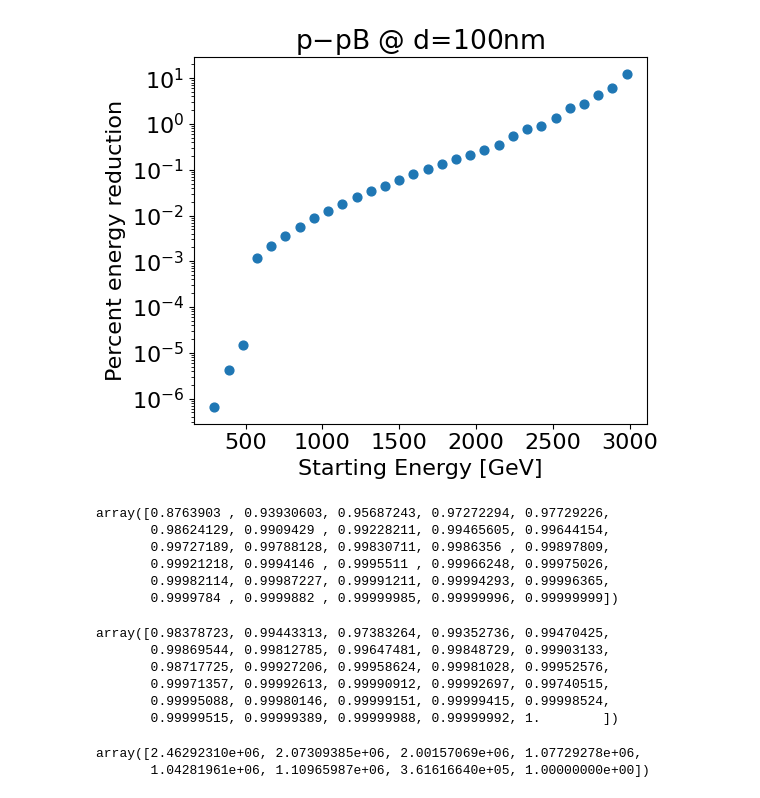
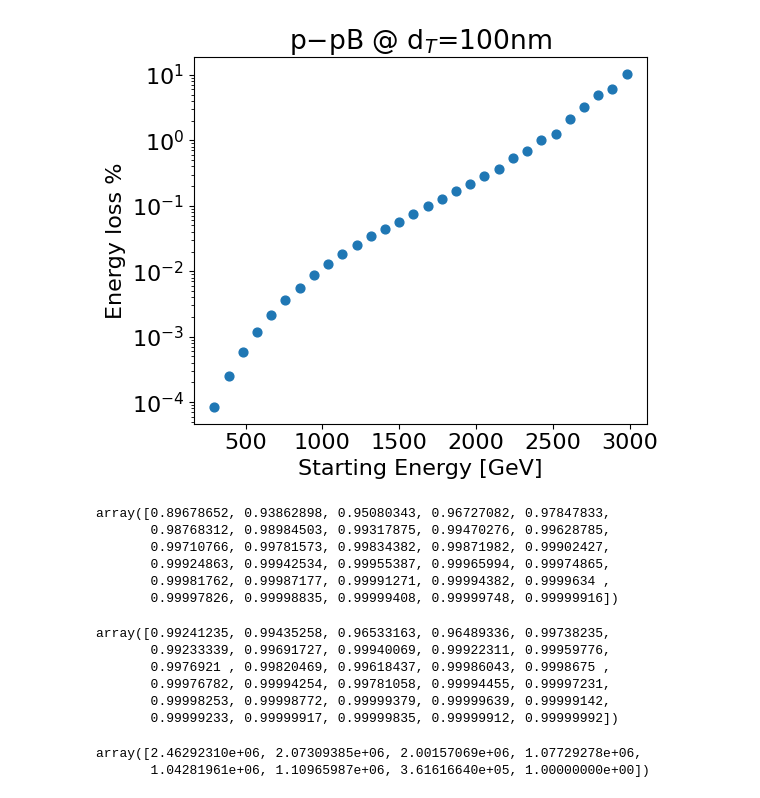
Before and after one commit to benfolsom/LW_integrator, a Jupyter notebook: two_particle_demo_percentplot_loop.ipynb, the cells around one changed output. Cells and saved outputs as stored; diff of their text form; code cells hidden in the pictures.

```diff
--- a/two_particle_demo_percentplot_loop.ipynb
+++ b/two_particle_demo_percentplot_loop.ipynb
@@ -67,7 +67,7 @@ for i in range(0,len(Pz_list)):
         static_steps = 1
         ret_steps = 5500
         #step_size = 1e-7 #+ 2.3e-6 / ( (i+1) / (25) )
-        step_size = 1.8e-8 + (i+1)*3e-9
+        step_size = 1.8e-8 + (i+1)*6.5e-9
         print(step_size)
 
         retarded_traj,retarded_drv_traj = retarded_integrator3(static_steps,ret_steps,step_size,wall_pos,aperture,sim_type,init_rider,init_driver,bunch_dist,cav_spacing,z_cutoff)#just use retarded_intergrator2 for retarded calcs
@@ -180,4 +180,4 @@ vz_mmns = Pz_list/(m_particle_driver*gammas_drv[0]) #NOT mass_kg here
 vz_ms = vz_mmns*1e6
 Pz_kgms  = vz_ms*mass_kg*gammas_drv[0]
 E_J     = Pz_kgms*c_ms
-E_MeV = E_J*6.242E12
+E_MeV_drv = E_J*6.242E12
@@ -184,41 +206,42 @@ E_MeV = E_J*6.242E12
 # %%
 fig = plt.figure(figsize=(6,5))
 ax = fig.add_subplot(1, 1, 1)
 #ax.scatter(zs,delta_e_MeV,s=40)
-ax.scatter(E_MeV/1000,np.abs(fracs_E_driver-1)*100,s=40)
+ax.scatter(E_MeV_drv/1000,np.abs(fracs_E_driver-1)*100,s=40,label="pB")
+#ax.scatter(E_MeV/1000,np.abs(fracs_E_rider-1)*100,s=40,label="p")
 #ax.scatter(zs_drv,np.abs(delta_e_MeV_drv/1000),s=40)  #for log plotting
 #ax.scatter(tees,np.abs(np.multiply(qs_drv,1E-2)),s=40)
-ax.set_ylabel(r"Percent energy reduction")
+ax.set_ylabel(r"Energy loss %")
 ax.set_xlabel(r"Starting Energy [GeV]")
 #ax.axvline(30,color='g',label="wall paosition")
 #plt.xlim(-0.54,0.01)
 #plt.ylim(1E-5,5e3)
 #plt.xscale('log')
 plt.yscale('log')
-plt.title("p$-$pB @ d=100nm")
+plt.title("p$-$pB @ d$_T$=100nm")
 plt.tight_layout()
 #plt.savefig("./6.26_prot_antiprot_10nm.png",dpi=600)
 plt.show()
 # %% [output]
-[figure, old version]
+[figure, new version]
 # %%
 fracs_E_driver
 # %% [output]
-array([0.8763903 , 0.93930603, 0.95687243, 0.97272294, 0.97729226,
-       0.98624129, 0.9909429 , 0.99228211, 0.99465605, 0.99644154,
-       0.99727189, 0.99788128, 0.99830711, 0.9986356 , 0.99897809,
-       0.99921218, 0.9994146 , 0.9995511 , 0.99966248, 0.99975026,
-       0.99982114, 0.99987227, 0.99991211, 0.99994293, 0.99996365,
-       0.9999784 , 0.9999882 , 0.99999985, 0.99999996, 0.99999999])
+array([0.89678652, 0.93862898, 0.95080343, 0.96727082, 0.97847833,
+       0.98768312, 0.98984503, 0.99317875, 0.99470276, 0.99628785,
+       0.99710766, 0.99781573, 0.99834382, 0.99871982, 0.99902427,
+       0.99924863, 0.99942534, 0.99955387, 0.99965994, 0.99974865,
+       0.99981762, 0.99987177, 0.99991271, 0.99994382, 0.9999634 ,
+       0.99997826, 0.99998835, 0.99999408, 0.99999748, 0.99999916])
 # %%
 fracs_E_rider
 # %% [output]
-array([0.98378723, 0.99443313, 0.97383264, 0.99352736, 0.99470425,
-       0.99869544, 0.99812785, 0.99647481, 0.99848729, 0.99903133,
-       0.98717725, 0.99927206, 0.99958624, 0.99981028, 0.99952576,
-       0.99971357, 0.99992613, 0.99990912, 0.99992697, 0.99740515,
-       0.99995088, 0.99980146, 0.99999151, 0.99999415, 0.99998524,
-       0.99999515, 0.99999389, 0.99999988, 0.99999992, 1.        ])
+array([0.99241235, 0.99435258, 0.96533163, 0.96489336, 0.99738235,
+       0.99233339, 0.99691727, 0.99940069, 0.99922311, 0.99959776,
+       0.9976921 , 0.99820469, 0.99618437, 0.99986043, 0.9998675 ,
+       0.99976782, 0.99994254, 0.99781058, 0.99994455, 0.99997231,
+       0.99998253, 0.99998772, 0.99999379, 0.99999639, 0.99999142,
+       0.99999233, 0.99999917, 0.99999835, 0.99999912, 0.99999992])
 # %%
 np.append(max_dE_MeVs_driver,1)
 # %% [output]
```
Also changed, not shown: parts of 14 cells of this notebook.
